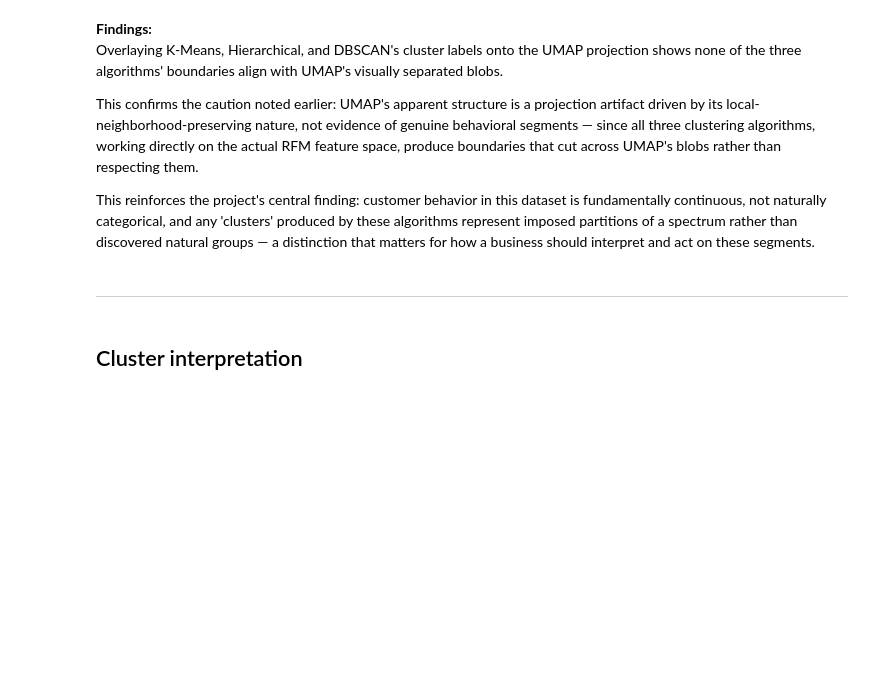
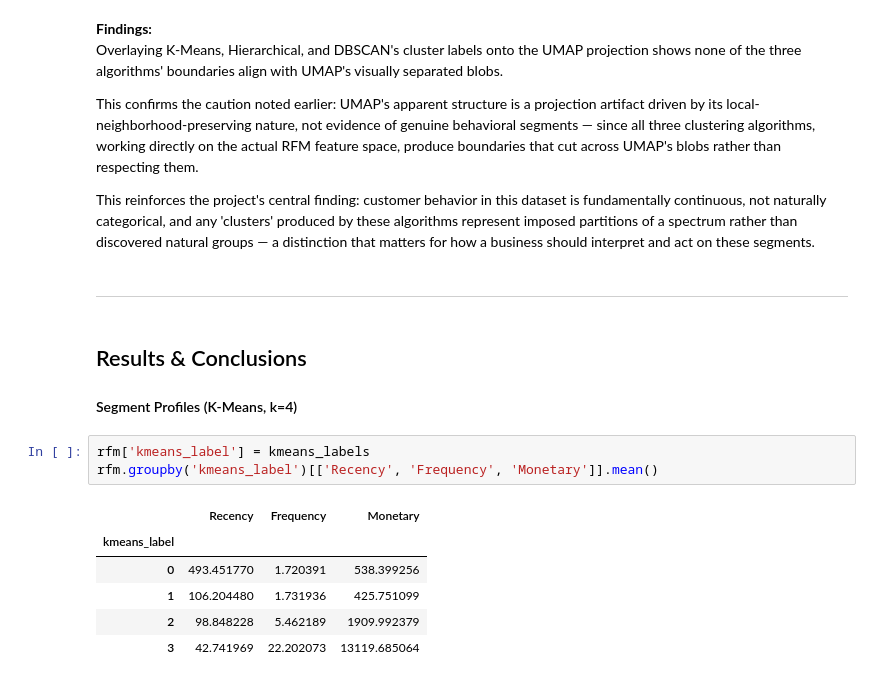
Before and after one commit to clayniranjan-web/customer-segmentation-clustering, a Jupyter notebook: Notebooks/02_modeling.ipynb, the cells around one changed output. Cells and saved outputs as stored; diff of their text form; blank space fills up the shorter version.

Commit message:
Add Results and Conclusions section

```diff
--- a/Notebooks/02_modeling.ipynb
+++ b/Notebooks/02_modeling.ipynb
@@ -405,4 +405,16 @@ This reinforces the project's central finding: customer behavior in this dataset
 # %% [markdown]
 ---
 # %% [markdown]
-## Cluster interpretation
+## Results & Conclusions
+
+#### Segment Profiles (K-Means, k=4)
+# %%
+rfm['kmeans_label'] = kmeans_labels
+rfm.groupby('kmeans_label')[['Recency', 'Frequency', 'Monetary']].mean()
+# %% [output]
+|  | Recency | Frequency | Monetary |
+| kmeans_label |  |  |  |
+| 0 | 493.451770 | 1.720391 | 538.399256 |
+| 1 | 106.204480 | 1.731936 | 425.751099 |
+| 2 | 98.848228 | 5.462189 | 1909.992379 |
+| 3 | 42.741969 | 22.202073 | 13119.685064 |
```
Also changed, not shown: parts of 3 cells of this notebook.
